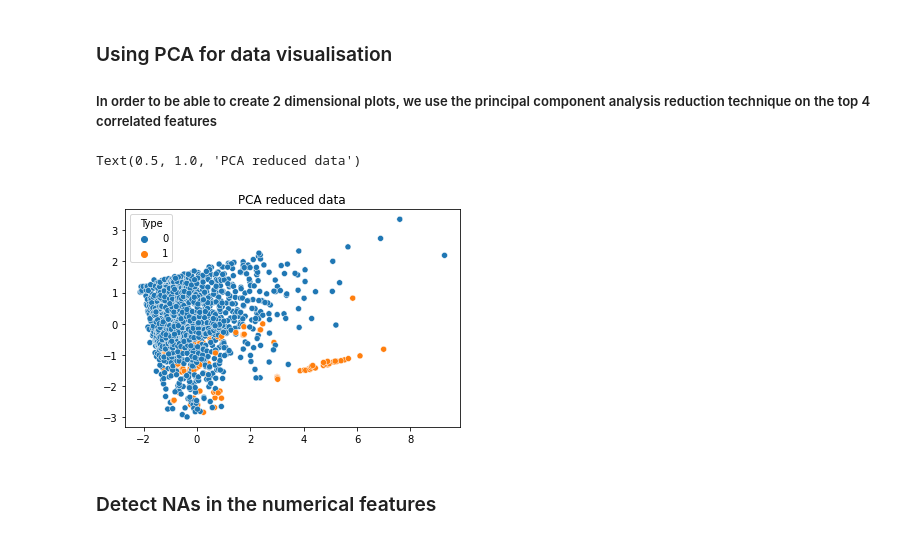
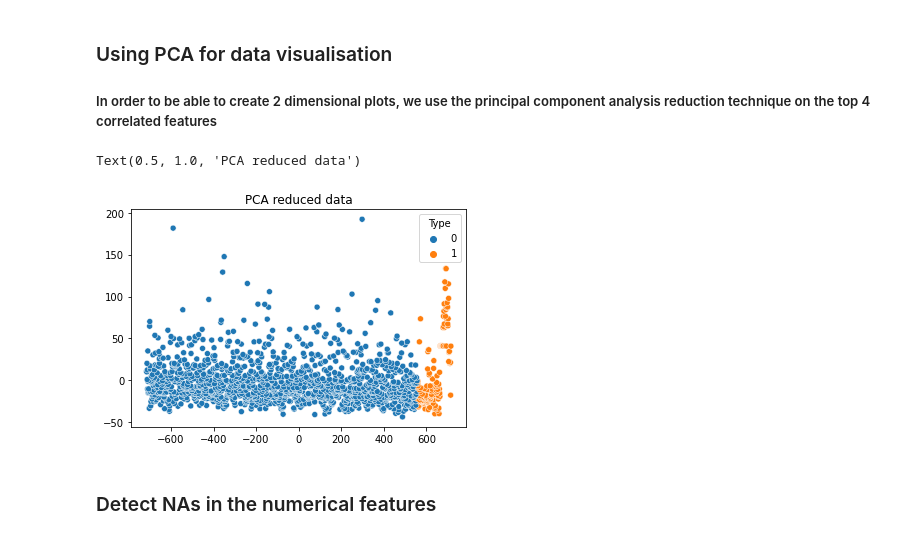
Before and after one commit to jakubhorvath/MachineLearningProject, a Jupyter notebook: project.ipynb, the cells around one changed output. Saved outputs shown, nothing was run; the diff lists cells and outputs as text; code cells hidden in the pictures.

```diff
--- a/project.ipynb
+++ b/project.ipynb
@@ -125,17 +125,17 @@ sns.heatmap(data.corr())
 # %%
 from sklearn.decomposition import PCA
 from  seaborn import scatterplot
 
 pca = PCA(n_components=2)
 col=data[["URL", "URL_LENGTH", "NUMBER_SPECIAL_CHARACTERS", "WHOIS_COUNTRY"]]
-col = (col-col.mean())/col.std()
+#col = (col-col.mean())/col.std()
 
 sc= pca.fit_transform(col)
 plt= scatterplot(x=[x[0] for x in sc],y=[x[1]for x in sc],hue=data["Type"])
 plt.set_title('PCA reduced data')
 # %% [output]
 Text(0.5, 1.0, 'PCA reduced data')
-[figure, old version]
+[figure, new version]
 # %% [markdown]
 ### Detect NAs in the numerical features
 # %%
```
Also changed, not shown: parts of 32 cells of this notebook.
